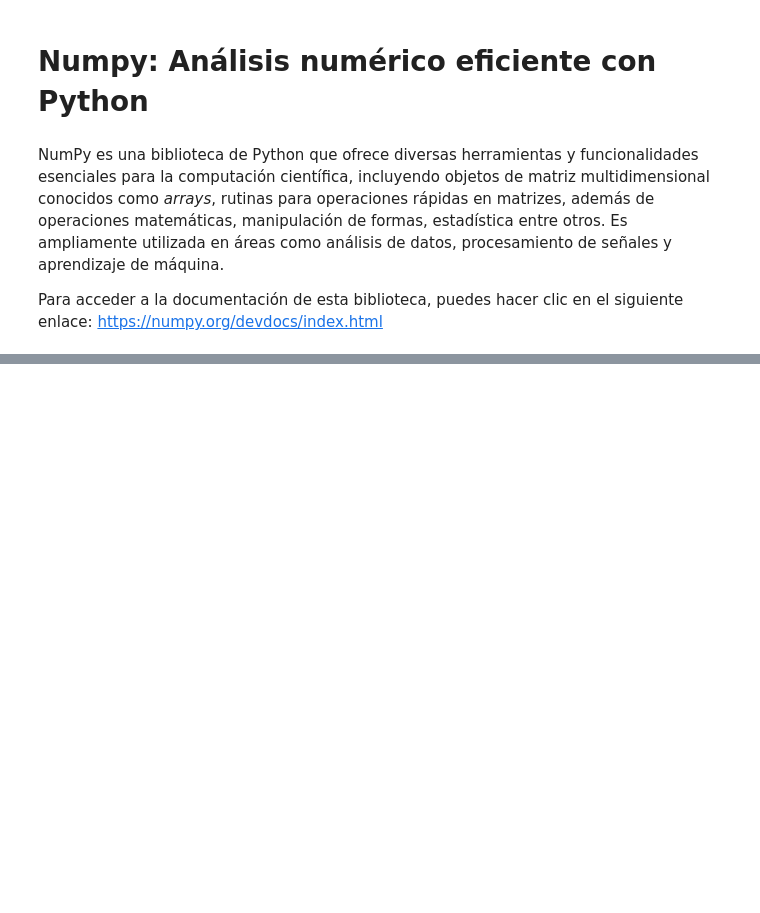
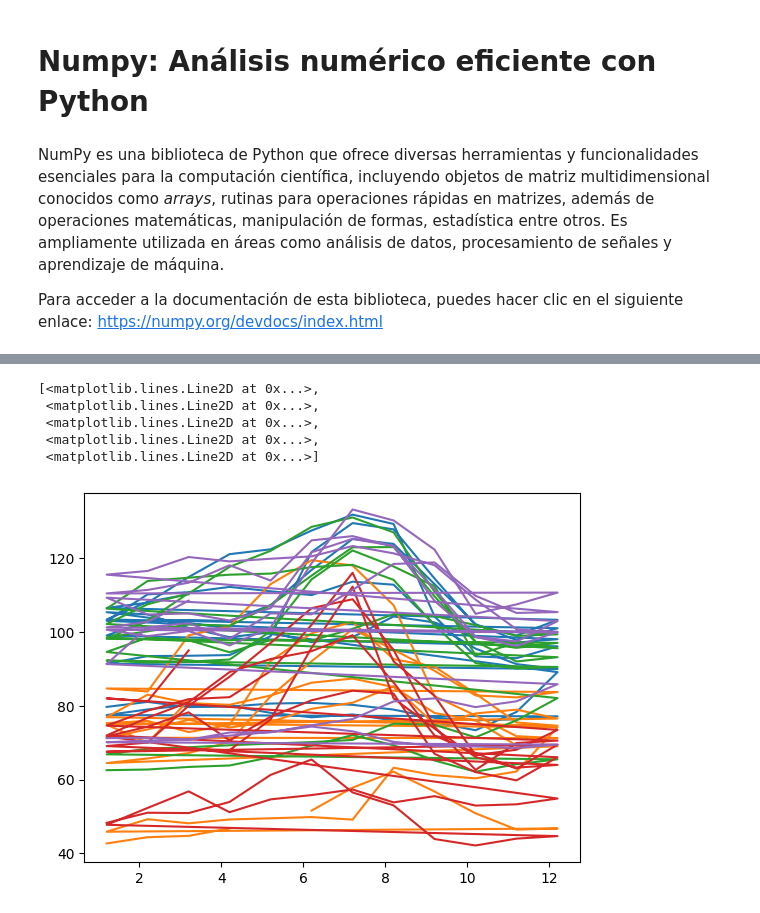
Before and after one commit to Isai-Macedo/Numpy_DataScience, a Jupyter notebook: Numpy.ipynb, the cells around one changed output, grey strips where cells are left out. Saved outputs shown, nothing was run; the diff lists cells and outputs as text; code cells hidden in the pictures; blank space fills up the shorter version.

```diff
--- a/Numpy.ipynb
+++ b/Numpy.ipynb
@@ -11,4 +11,4 @@ import numpy as np
 # %%
 url = 'https://github.com/Isai-Macedo/Numpy_DataScience/blob/main/manzanas.csv'
 # %%
-np.loadtxt(url, delimiter=',', usecols=np.arange(1, 88, 1))
+datos = np.loadtxt(url, delimiter=',', usecols=np.arange(1, 88, 1))
@@ -32,0 +45,2 @@ array([[  1.2013,   2.2013,   3.2013,   4.2013,   5.2013,   6.2013,
+# %%
+datosTranspuestos = datos.T
@@ -32,0 +49,3 @@ array([[  1.2013,   2.2013,   3.2013,   4.2013,   5.2013,   6.2013,
+# %%
+fechas = datosTranspuestos[:, 0] #### Filas y columnas en dimensiones
+fechas
@@ -32,0 +66,3 @@ array([[  1.2013,   2.2013,   3.2013,   4.2013,   5.2013,   6.2013,
+# %%
+precios = datosTranspuestos[:, 1:]
+precios
@@ -32,0 +89,9 @@ array([[  1.2013,   2.2013,   3.2013,   4.2013,   5.2013,   6.2013,
+# %%
+plt.plot(fechas, precios)
+# %% [output]
+[<matplotlib.lines.Line2D at 0x...>,
+ <matplotlib.lines.Line2D at 0x...>,
+ <matplotlib.lines.Line2D at 0x...>,
+ <matplotlib.lines.Line2D at 0x...>,
+ <matplotlib.lines.Line2D at 0x...>]
+[figure, added]
```
Also changed, not shown: parts of 11 cells of this notebook.
